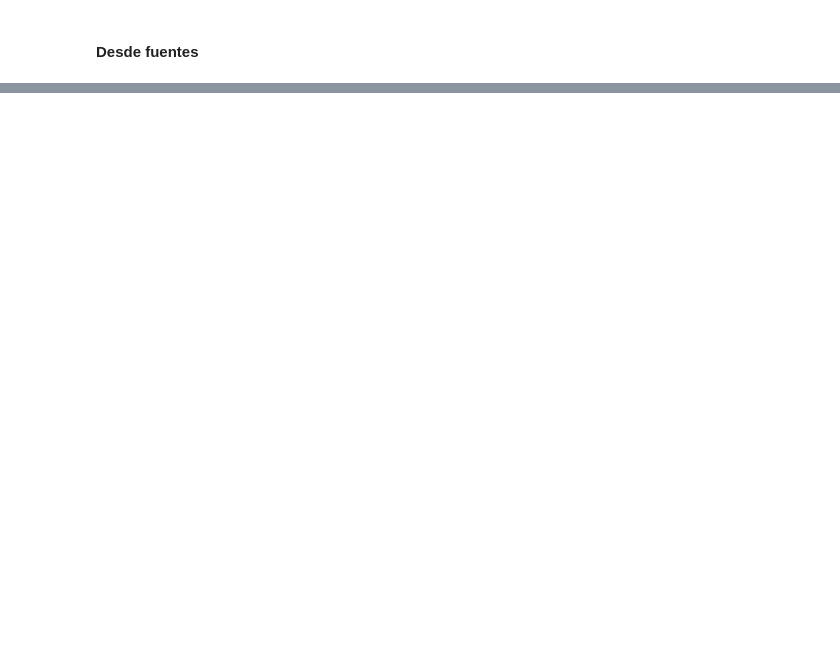
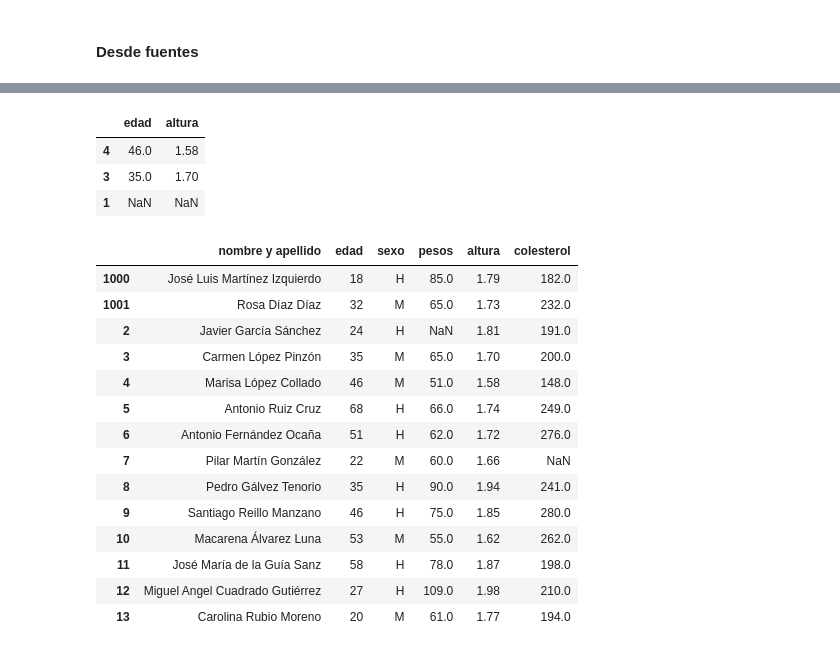
Before and after one commit to mjatoledo/MyDataScienceBasics, a Jupyter notebook: pandas/pandas1.ipynb, the cells around one changed output, grey strips where cells are left out. Drawn from its saved outputs; the diff is of its cells as text; code cells hidden in the pictures; blank space fills up the shorter version.

```diff
--- a/pandas/pandas1.ipynb
+++ b/pandas/pandas1.ipynb
@@ -335,0 +255,3 @@ pd.read_csv('')
+# %%
+# Utilizar una columna como indice
+dfcol.set_index('nombre y apellido')
@@ -335,0 +275,7 @@ pd.read_csv('')
+# %%
+dfcol.reindex(index=[4,3,1], columns=['edad', 'altura']) #crear DF con indices /columnas concretas
+# %% [output]
+|  | edad | altura |
+| 4 | 46.0 | 1.58 |
+| 3 | 35.0 | 1.70 |
+| 1 | NaN | NaN |
@@ -335,0 +288,18 @@ pd.read_csv('')
+# %%
+dfcol
+# %% [output]
+|  | nombre y apellido | edad | sexo | pesos | altura | colesterol |
+| 1000 | José Luis Martínez Izquierdo | 18 | H | 85.0 | 1.79 | 182.0 |
+| 1001 | Rosa Díaz Díaz | 32 | M | 65.0 | 1.73 | 232.0 |
+| 2 | Javier García Sánchez | 24 | H | NaN | 1.81 | 191.0 |
+| 3 | Carmen López Pinzón | 35 | M | 65.0 | 1.70 | 200.0 |
+| 4 | Marisa López Collado | 46 | M | 51.0 | 1.58 | 148.0 |
+| 5 | Antonio Ruiz Cruz | 68 | H | 66.0 | 1.74 | 249.0 |
+| 6 | Antonio Fernández Ocaña | 51 | H | 62.0 | 1.72 | 276.0 |
+| 7 | Pilar Martín González | 22 | M | 60.0 | 1.66 | NaN |
+| 8 | Pedro Gálvez Tenorio | 35 | H | 90.0 | 1.94 | 241.0 |
+| 9 | Santiago Reillo Manzano | 46 | H | 75.0 | 1.85 | 280.0 |
+| 10 | Macarena Álvarez Luna | 53 | M | 55.0 | 1.62 | 262.0 |
+| 11 | José María de la Guía Sanz | 58 | H | 78.0 | 1.87 | 198.0 |
+| 12 | Miguel Angel Cuadrado Gutiérrez | 27 | H | 109.0 | 1.98 | 210.0 |
+| 13 | Carolina Rubio Moreno | 20 | M | 61.0 | 1.77 | 194.0 |
```
Also changed, not shown: parts of 56 cells of this notebook, 2 other files.
